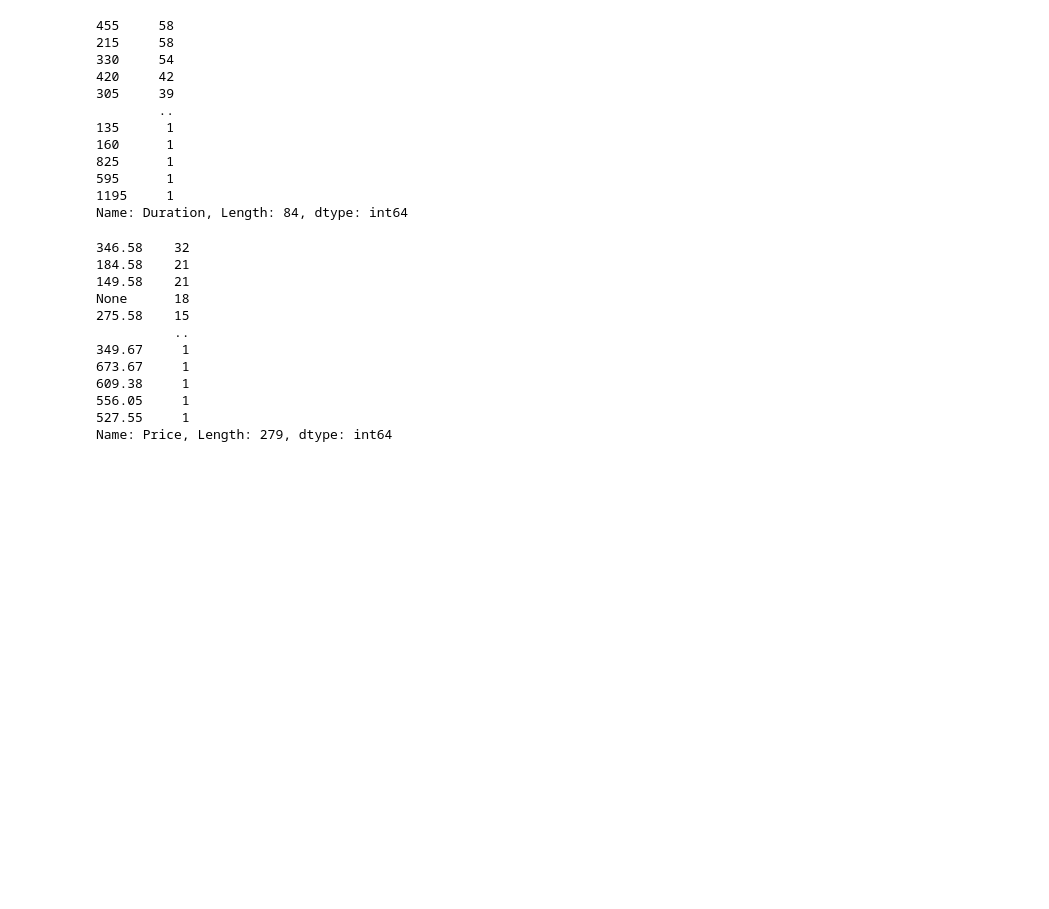
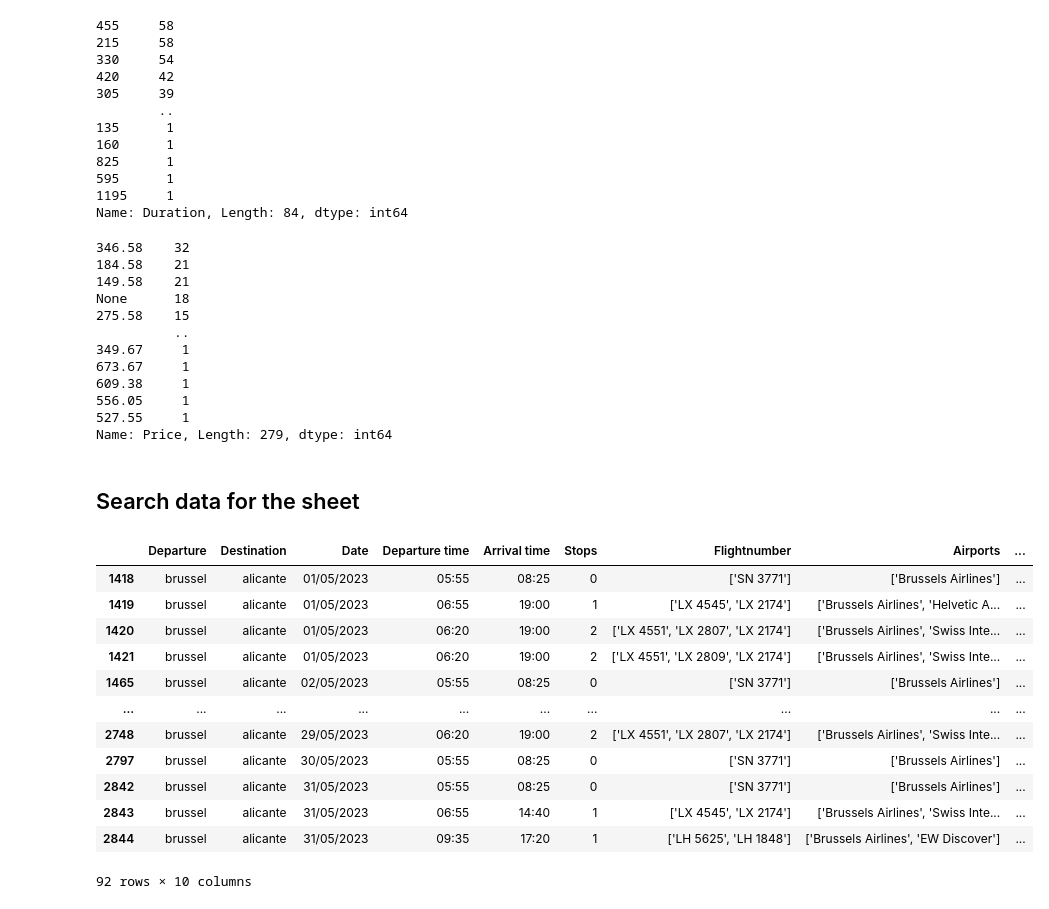
Before and after one commit to kyanamarckx/Data-Engineering-Project, a Jupyter notebook: notebooks/BrusselsAirlines.ipynb, the cells around one changed output. Saved outputs shown, nothing was run; the diff lists cells and outputs as text; code cells hidden in the pictures; blank space fills up the shorter version.

Commit message:
finish brussels airlines csv april+may

```diff
--- a/notebooks/BrusselsAirlines.ipynb
+++ b/notebooks/BrusselsAirlines.ipynb
@@ -198,3 +194,22 @@ None      18
 556.05     1
 527.55     1
 Name: Price, Length: 279, dtype: int64
+# %% [markdown]
+## Search data for the sheet
+# %%
+AlicanteMei = df[(df["Destination"] == "alicante") & (df["Date"].str.contains("/05/2023")) & (df["Price"] != "None")]
+AlicanteMei
+# %% [output]
+|  | Departure | Destination | Date | Departure time | Arrival time | Stops | Flightnumber | Airports | ... |
+| 1418 | brussel | alicante | 01/05/2023 | 05:55 | 08:25 | 0 | ['SN 3771'] | ['Brussels Airlines'] | ... |
+| 1419 | brussel | alicante | 01/05/2023 | 06:55 | 19:00 | 1 | ['LX 4545', 'LX 2174'] | ['Brussels Airlines', 'Helvetic A... | ... |
+| 1420 | brussel | alicante | 01/05/2023 | 06:20 | 19:00 | 2 | ['LX 4551', 'LX 2807', 'LX 2174'] | ['Brussels Airlines', 'Swiss Inte... | ... |
+| 1421 | brussel | alicante | 01/05/2023 | 06:20 | 19:00 | 2 | ['LX 4551', 'LX 2809', 'LX 2174'] | ['Brussels Airlines', 'Swiss Inte... | ... |
+| 1465 | brussel | alicante | 02/05/2023 | 05:55 | 08:25 | 0 | ['SN 3771'] | ['Brussels Airlines'] | ... |
+| ... | ... | ... | ... | ... | ... | ... | ... | ... | ... |
+| 2748 | brussel | alicante | 29/05/2023 | 06:20 | 19:00 | 2 | ['LX 4551', 'LX 2807', 'LX 2174'] | ['Brussels Airlines', 'Swiss Inte... | ... |
+| 2797 | brussel | alicante | 30/05/2023 | 05:55 | 08:25 | 0 | ['SN 3771'] | ['Brussels Airlines'] | ... |
+| 2842 | brussel | alicante | 31/05/2023 | 05:55 | 08:25 | 0 | ['SN 3771'] | ['Brussels Airlines'] | ... |
+| 2843 | brussel | alicante | 31/05/2023 | 06:55 | 14:40 | 1 | ['LX 4545', 'LX 2174'] | ['Brussels Airlines', 'Swiss Inte... | ... |
+| 2844 | brussel | alicante | 31/05/2023 | 09:35 | 17:20 | 1 | ['LH 5625', 'LH 1848'] | ['Brussels Airlines', 'EW Discover'] | ... |
+92 rows × 10 columns
```
Also changed, not shown: parts of 10 cells of this notebook, 2 other files.
